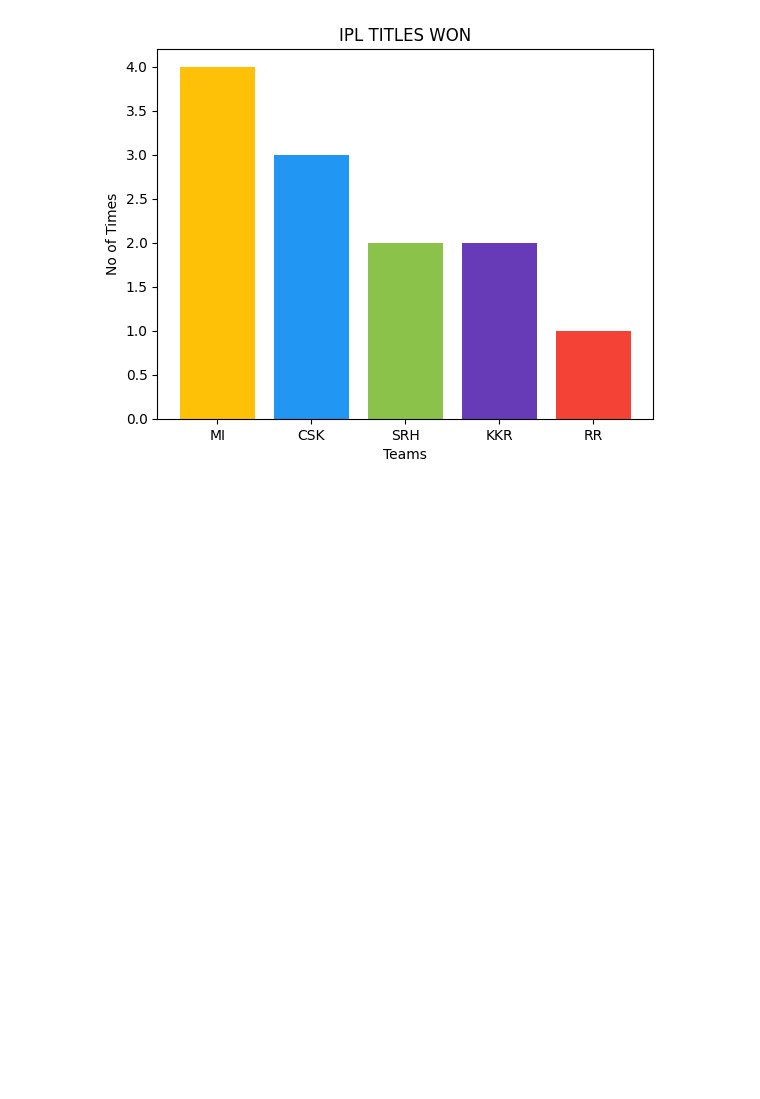
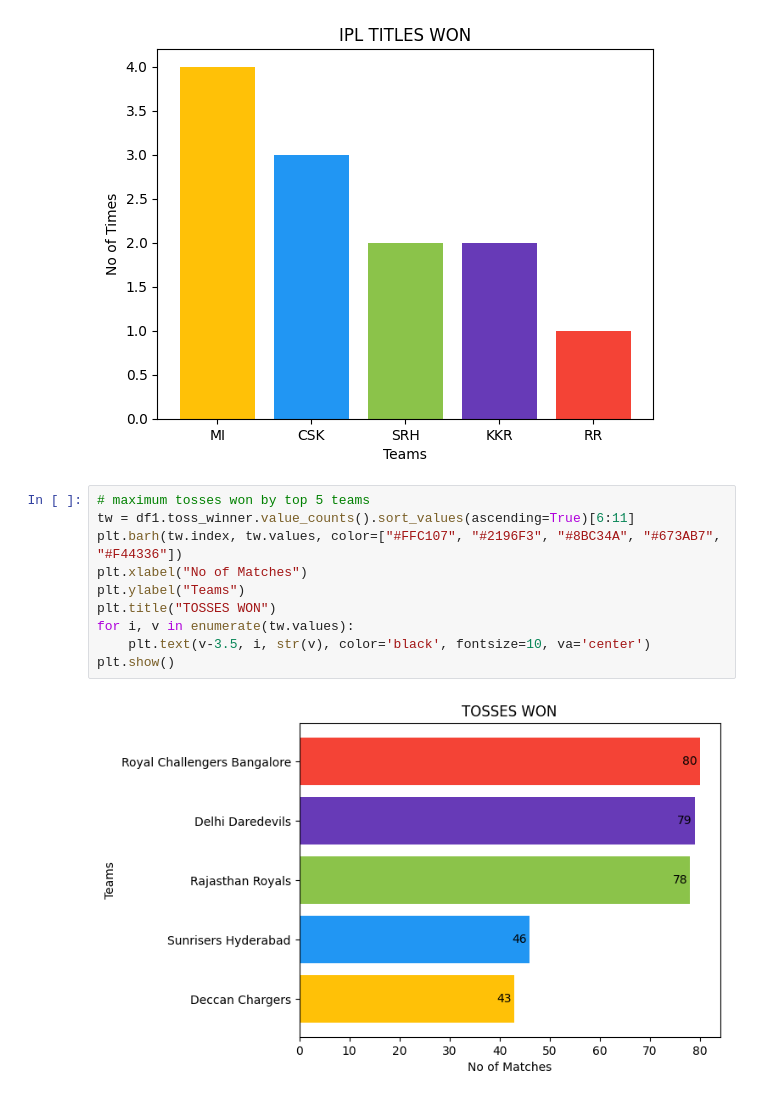
Before and after one commit to puneethegde72/Dashboard-and-infographic-creation, a Jupyter notebook: IPL_data_visualization_and_infographic.ipynb, the cells around one changed output. Cells and saved outputs as stored; diff of their text form; blank space fills up the shorter version.

```diff
--- a/IPL_data_visualization_and_infographic.ipynb
+++ b/IPL_data_visualization_and_infographic.ipynb
@@ -57,3 +57,15 @@ plt.title("IPL TITLES WON")
 plt.show()
 # %% [output]
 [figure]
+# %%
+# maximum tosses won by top 5 teams
+tw = df1.toss_winner.value_counts().sort_values(ascending=True)[6:11]
+plt.barh(tw.index, tw.values, color=["#FFC107", "#2196F3", "#8BC34A", "#673AB7", "#F44336"])
+plt.xlabel("No of Matches")
+plt.ylabel("Teams")
+plt.title("TOSSES WON")
+for i, v in enumerate(tw.values):
+    plt.text(v-3.5, i, str(v), color='black', fontsize=10, va='center')
+plt.show()
+# %% [output]
+[figure, added]
```
